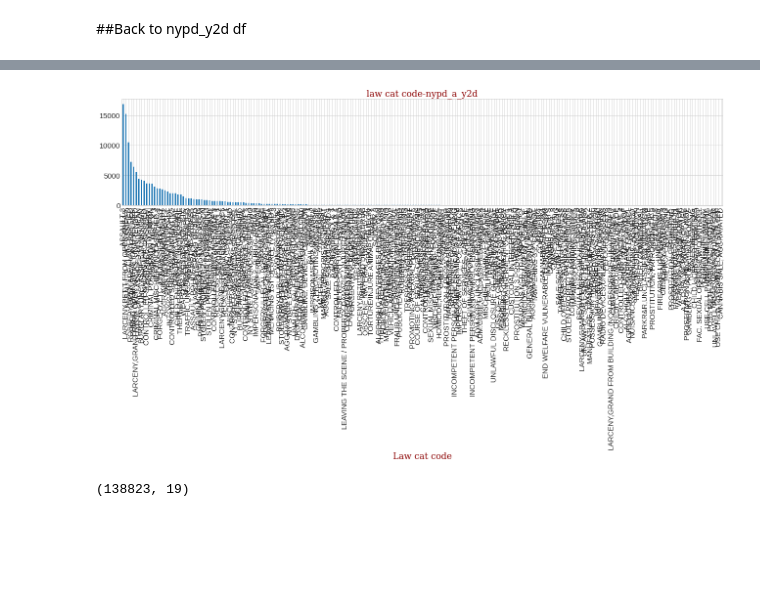
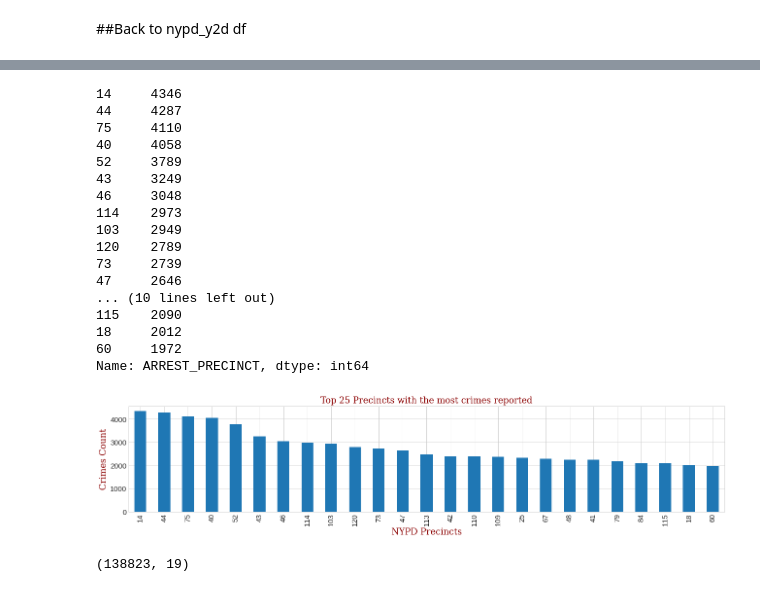
Before and after one commit to MarcusQuigley/Mel-main, a Jupyter notebook: NYPD_ARREST_data.ipynb, the cells around one changed output, grey strips where cells are left out. Drawn from its saved outputs; the diff is of its cells as text; code cells hidden in the pictures; blank space fills up the shorter version.

```diff
--- a/NYPD_ARREST_data.ipynb
+++ b/NYPD_ARREST_data.ipynb
@@ -61,4 +49,5 @@ import numpy as np
 import seaborn as sns
 import matplotlib.pyplot as plt
 
+plt.style.use()
 %matplotlib inline
@@ -130,7 +121,7 @@ Longitude                      0
 New Georeferenced Column       0
 dtype: int64
 # %%
-nypd_a_y2d.replace({'(null)': None, 'nan': None},inplace =True, regex= True)
+nypd_a_y2d.replace({'(null)': np.NaN, 'nan': np.nan},inplace =True, regex= True)
 # %%
 nypd_a_y2d.isnull().sum()
 # %% [output]
@@ -330,17 +327,38 @@ nypd_a_y2d2.head(50)
 # %%
 nypd_a_y2d.dropna(inplace=True)
+# %%
+top25= nypd_a_y2d.ARREST_PRECINCT.value_counts().sort_index(ascending=False).sort_values(ascending=False).head(25)
+top25
+# %% [output]
+14     4346
+44     4287
+75     4110
+40     4058
+52     3789
+43     3249
+46     3048
+114    2973
+103    2949
+120    2789
+73     2739
+47     2646
+... (10 lines left out)
+115    2090
+18     2012
+60     1972
+Name: ARREST_PRECINCT, dtype: int64
 # %%
 font = {'family': 'serif','color':  'darkred','weight': 'normal','size': 16}
 plt.style.use('seaborn-whitegrid')
 fig = plt.figure(num=None, figsize=(22, 4))
 ax = plt.axes()
-ax = nypd_a_y2d.PD_DESC.value_counts(sort=True).plot(kind='bar')
-ax.set_title('law cat code-nypd_a_y2d',fontsize=18,fontdict=font)
-ax.set_xlabel("Law cat code",fontsize=18,fontdict=font)
-ax.set_ylabel("",fontsize=18,fontdict=font)
+ax = nypd_a_y2d.ARREST_PRECINCT.value_counts().sort_index(ascending=False).sort_values(ascending=False).head(25).plot(kind='bar')
+ax.set_title('Top 25 Precincts with the most crimes reported',fontsize=18,fontdict=font)
+ax.set_xlabel("NYPD Precincts",fontsize=18,fontdict=font)
+ax.set_ylabel("Crimes Count",fontsize=18,fontdict=font)
 ax.tick_params(labelsize=15)
 # %% [output]
-[figure, old version]
+[figure, new version]
 # %%
 nypd_a_y2d.shape
 #(140564, 19)- on import
```
Also changed, not shown: parts of 4 cells of this notebook.
